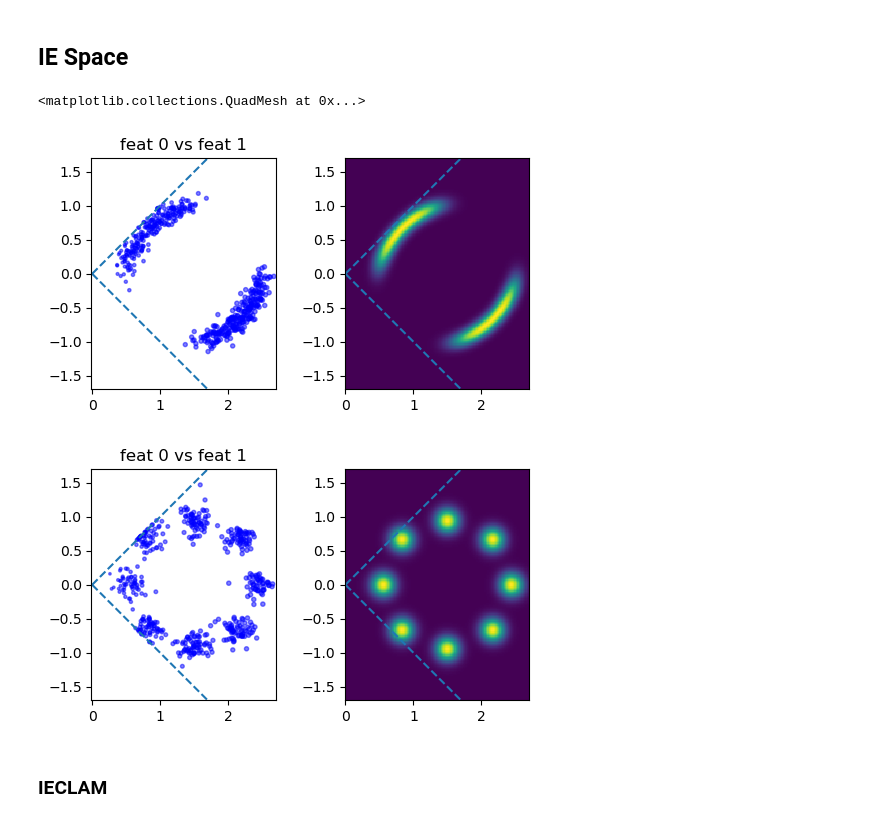
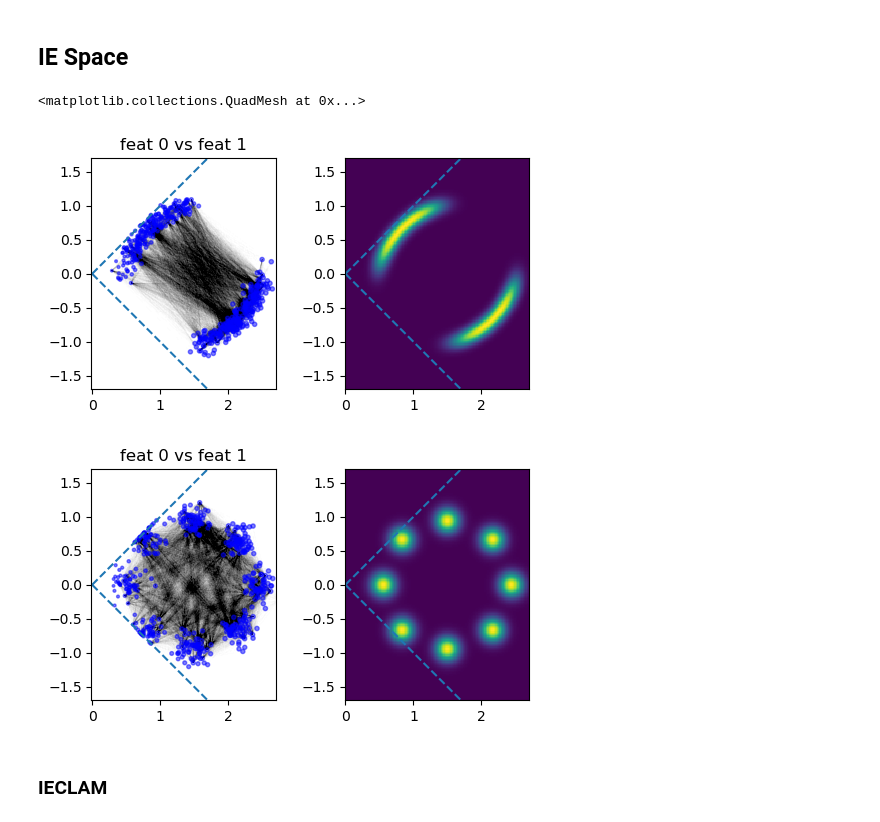
Before and after one commit to JuanCervino/PieClamNonSym, a Jupyter notebook: experiments/shapes_ieclam.ipynb, the cells around one changed output. Drawn from its saved outputs; the diff is of its cells as text; code cells hidden in the pictures.

```diff
--- a/experiments/shapes_ieclam.ipynb
+++ b/experiments/shapes_ieclam.ipynb
@@ -28,34 +28,42 @@ device = cuda
 # %%
 
 num_samples = 500
 
 #* two moons
 graph_two_moons, dist_two_moons = sim.sample_normflows_dist(num_samples, 'TwoMoons', lorenz=True)
 
 # #* circular gaussian mixture
 graph_circ_gaus, dist_circ_gaus = sim.sample_normflows_dist(num_samples, 'Circ', lorenz=True)
 
 
 
 _, axes_moons = plt.subplots(1, 2, figsize=(6, 3))
-plot_2dgraph(graph_two_moons, lorenz_fig_lims=True, ax=axes_moons[0])
+plot_2dgraph(graph_two_moons,
+             lorenz_fig_lims=True,
+             ax=axes_moons[0],
+             draw_edges=True)
+
 # plot_normflows_dist(dist_two_moons,shift=-0.5, scale=5, device=device, x_fig_lim=[-0.1, 1.1], ax=axes_moons[0])
 plot_normflows_dist(dist_two_moons, lorenz=True, x_fig_lim=[0, 2.7], y_fig_lim=[-1.7,1.7], ax=axes_moons[1])
 
 _, axes_circ = plt.subplots(1, 2, figsize=(6, 3))
-plot_2dgraph(graph_circ_gaus, lorenz_fig_lims=True, ax=axes_circ[0])
+plot_2dgraph(graph_circ_gaus,
+             lorenz_fig_lims=True,
+             ax=axes_circ[0],
+             draw_edges=True)
+
 # plot_normflows_dist(dist_circ_gaus,shift=-0.5, scale=5, device=device, x_fig_lim=[-0.1, 1.1], ax=axes_circ[0])
 plot_normflows_dist(dist_circ_gaus,lorenz=True, x_fig_lim=[0, 2.7],y_fig_lim=[-1.7,1.7], ax=axes_circ[1])
 
 
 # _, axes_chubs = plt.subplots(1, 2, figsize=(6, 3))
 # plot_2dgraph(graph_two_chubs, lorenz_fig_lims=False, x_fig_lim=[-0.1, 1.1], ax=axes_chubs[0])
 # plot_normflows_dist(dist_two_chubs,shift=-0.5, scale=5, device=device, x_fig_lim=[-0.1, 1.1], ax=axes_chubs[0])
 # plot_normflows_dist(dist_two_chubs,shift=-0.5, scale=5, device=device, x_fig_lim=[-0.1, 1.1], ax=axes_chubs[1])
 # %% [output]
 <matplotlib.collections.QuadMesh at 0x...>
-[figure, old version]
+[figure, new version]
-[figure, old version]
+[figure, new version]
 # %% [markdown]
 ### IECLAM
 # %%
```
Also changed, not shown: parts of 4 cells of this notebook, 4 other files.
